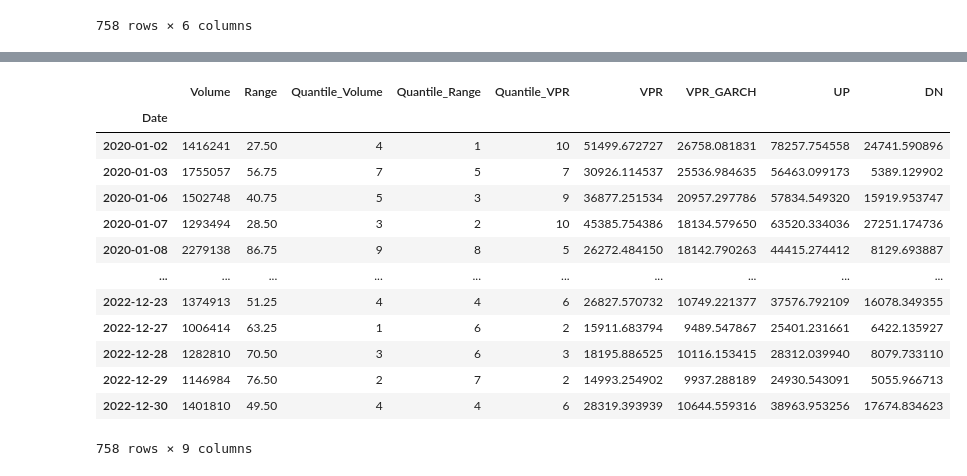
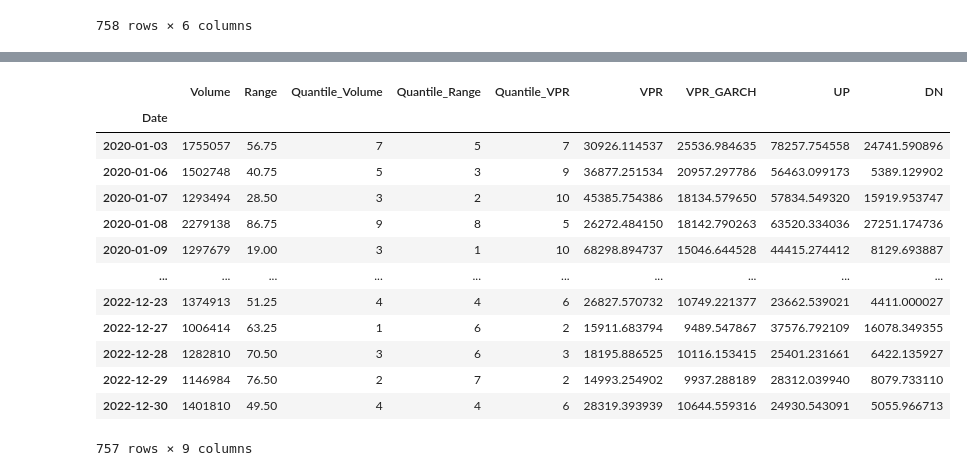
Before and after one commit to Readerlution/Finance, a Jupyter notebook: PVT/SP500F.ipynb, the cells around one changed output, grey strips where cells are left out. Drawn from its saved outputs; the diff is of its cells as text; code cells hidden in the pictures.

Commit message:
garch rethink

```diff
--- a/PVT/SP500F.ipynb
+++ b/PVT/SP500F.ipynb
@@ -256,20 +224,20 @@ See the caveats in the documentation: https://pandas.pydata.org/pandas-docs/stab
 # %%
-qt_df['UP'] = qt_df['VPR'] + qt_df['VPR_GARCH']
-qt_df['DN'] = qt_df['VPR'] - qt_df['VPR_GARCH']
+qt_df['UP'] = (qt_df['VPR'] + qt_df['VPR_GARCH']).shift()
+qt_df['DN'] = (qt_df['VPR'] - qt_df['VPR_GARCH']).shift()
 # %%
-qt_df
+qt_df.dropna()
 # %% [output]
 |  | Volume | Range | Quantile_Volume | Quantile_Range | Quantile_VPR | VPR | VPR_GARCH | UP | DN |
 | Date |  |  |  |  |  |  |  |  |  |
-| 2020-01-02 | 1416241 | 27.50 | 4 | 1 | 10 | 51499.672727 | 26758.081831 | 78257.754558 | 24741.590896 |
-| 2020-01-03 | 1755057 | 56.75 | 7 | 5 | 7 | 30926.114537 | 25536.984635 | 56463.099173 | 5389.129902 |
-| 2020-01-06 | 1502748 | 40.75 | 5 | 3 | 9 | 36877.251534 | 20957.297786 | 57834.549320 | 15919.953747 |
-| 2020-01-07 | 1293494 | 28.50 | 3 | 2 | 10 | 45385.754386 | 18134.579650 | 63520.334036 | 27251.174736 |
-| 2020-01-08 | 2279138 | 86.75 | 9 | 8 | 5 | 26272.484150 | 18142.790263 | 44415.274412 | 8129.693887 |
+| 2020-01-03 | 1755057 | 56.75 | 7 | 5 | 7 | 30926.114537 | 25536.984635 | 78257.754558 | 24741.590896 |
+| 2020-01-06 | 1502748 | 40.75 | 5 | 3 | 9 | 36877.251534 | 20957.297786 | 56463.099173 | 5389.129902 |
+| 2020-01-07 | 1293494 | 28.50 | 3 | 2 | 10 | 45385.754386 | 18134.579650 | 57834.549320 | 15919.953747 |
+| 2020-01-08 | 2279138 | 86.75 | 9 | 8 | 5 | 26272.484150 | 18142.790263 | 63520.334036 | 27251.174736 |
+| 2020-01-09 | 1297679 | 19.00 | 3 | 1 | 10 | 68298.894737 | 15046.644528 | 44415.274412 | 8129.693887 |
 | ... | ... | ... | ... | ... | ... | ... | ... | ... | ... |
-| 2022-12-23 | 1374913 | 51.25 | 4 | 4 | 6 | 26827.570732 | 10749.221377 | 37576.792109 | 16078.349355 |
-| 2022-12-27 | 1006414 | 63.25 | 1 | 6 | 2 | 15911.683794 | 9489.547867 | 25401.231661 | 6422.135927 |
-| 2022-12-28 | 1282810 | 70.50 | 3 | 6 | 3 | 18195.886525 | 10116.153415 | 28312.039940 | 8079.733110 |
-| 2022-12-29 | 1146984 | 76.50 | 2 | 7 | 2 | 14993.254902 | 9937.288189 | 24930.543091 | 5055.966713 |
-| 2022-12-30 | 1401810 | 49.50 | 4 | 4 | 6 | 28319.393939 | 10644.559316 | 38963.953256 | 17674.834623 |
+| 2022-12-23 | 1374913 | 51.25 | 4 | 4 | 6 | 26827.570732 | 10749.221377 | 23662.539021 | 4411.000027 |
+| 2022-12-27 | 1006414 | 63.25 | 1 | 6 | 2 | 15911.683794 | 9489.547867 | 37576.792109 | 16078.349355 |
+| 2022-12-28 | 1282810 | 70.50 | 3 | 6 | 3 | 18195.886525 | 10116.153415 | 25401.231661 | 6422.135927 |
+| 2022-12-29 | 1146984 | 76.50 | 2 | 7 | 2 | 14993.254902 | 9937.288189 | 28312.039940 | 8079.733110 |
+| 2022-12-30 | 1401810 | 49.50 | 4 | 4 | 6 | 28319.393939 | 10644.559316 | 24930.543091 | 5055.966713 |
-758 rows × 9 columns
+757 rows × 9 columns
```
Also changed, not shown: parts of 2 cells of this notebook.
